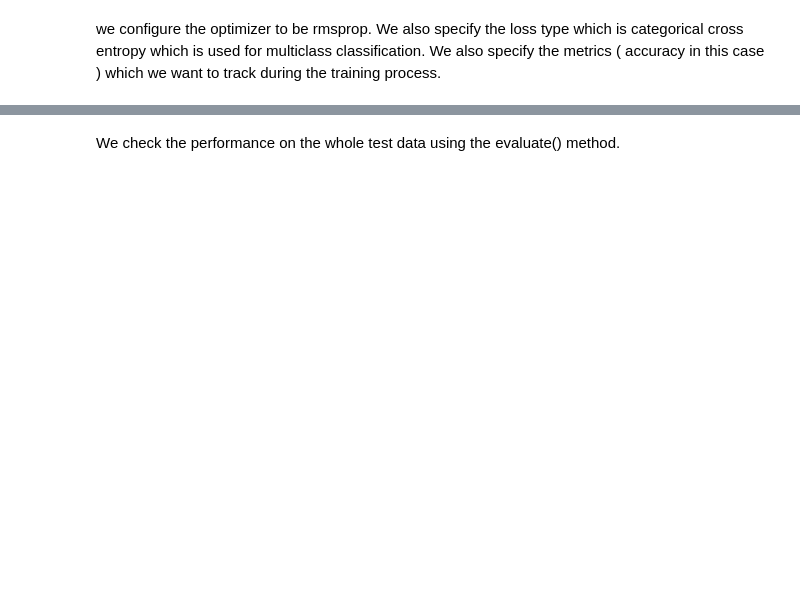
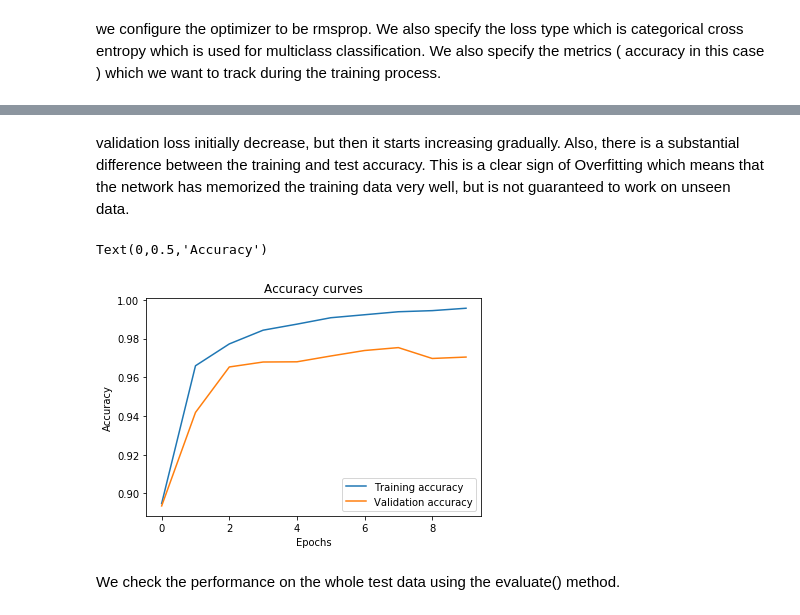
Before and after one commit to lakshmipriya04/DeepLearning, a Jupyter notebook: CNN/digit recognizer.ipynb, the cells around one changed output, grey strips where cells are left out. Drawn from its saved outputs; the diff is of its cells as text; code cells hidden in the pictures; blank space fills up the shorter version.

```diff
--- a/CNN/digit recognizer.ipynb
+++ b/CNN/digit recognizer.ipynb
@@ -187,10 +221,17 @@ we configure the optimizer to be rmsprop. We also specify the loss type which is
+# %% [markdown]
+validation loss initially decrease, but then it starts increasing gradually. Also, there is a substantial difference between the training and test accuracy. This is a clear sign of Overfitting which means that the network has memorized the training data very well, but is not guaranteed to work on unseen data.
 # %%
+#accuracy
 plt.plot(h.history['acc'])
 plt.plot(h.history['val_acc'])
-plt.legend(['Training','Validation'])
-plt.title('Accuracy')
+plt.legend(['Training accuracy','Validation accuracy'])
+plt.title('Accuracy curves')
 plt.xlabel('Epochs')
+plt.ylabel('Accuracy')
 #overfitting since train accuracy > validation accuracy
+# %% [output]
+Text(0,0.5,'Accuracy')
+[figure, added]
 # %% [markdown]
 We check the performance on the whole test data using the evaluate() method.
 # %%
```
Also changed, not shown: parts of 17 cells of this notebook.
